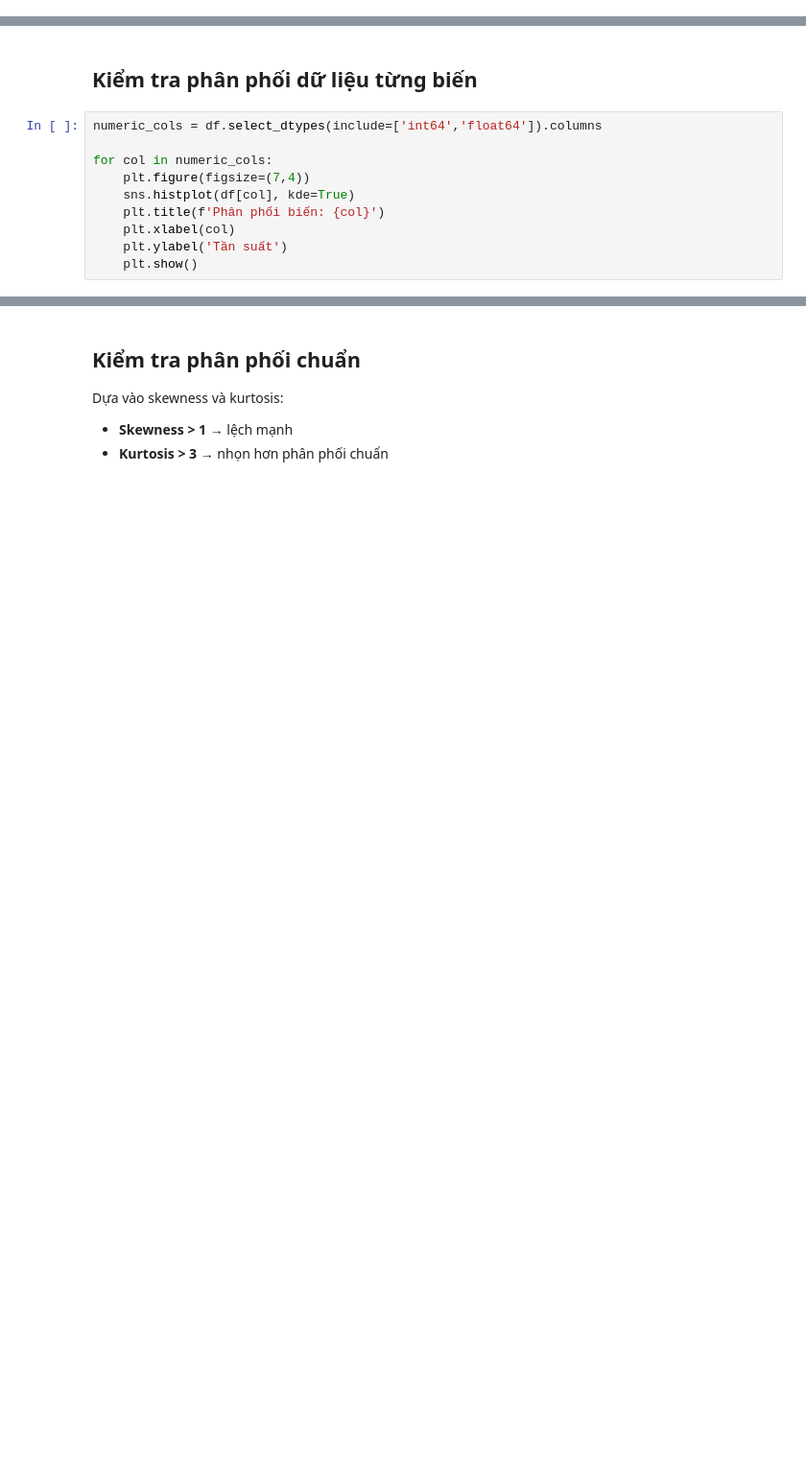
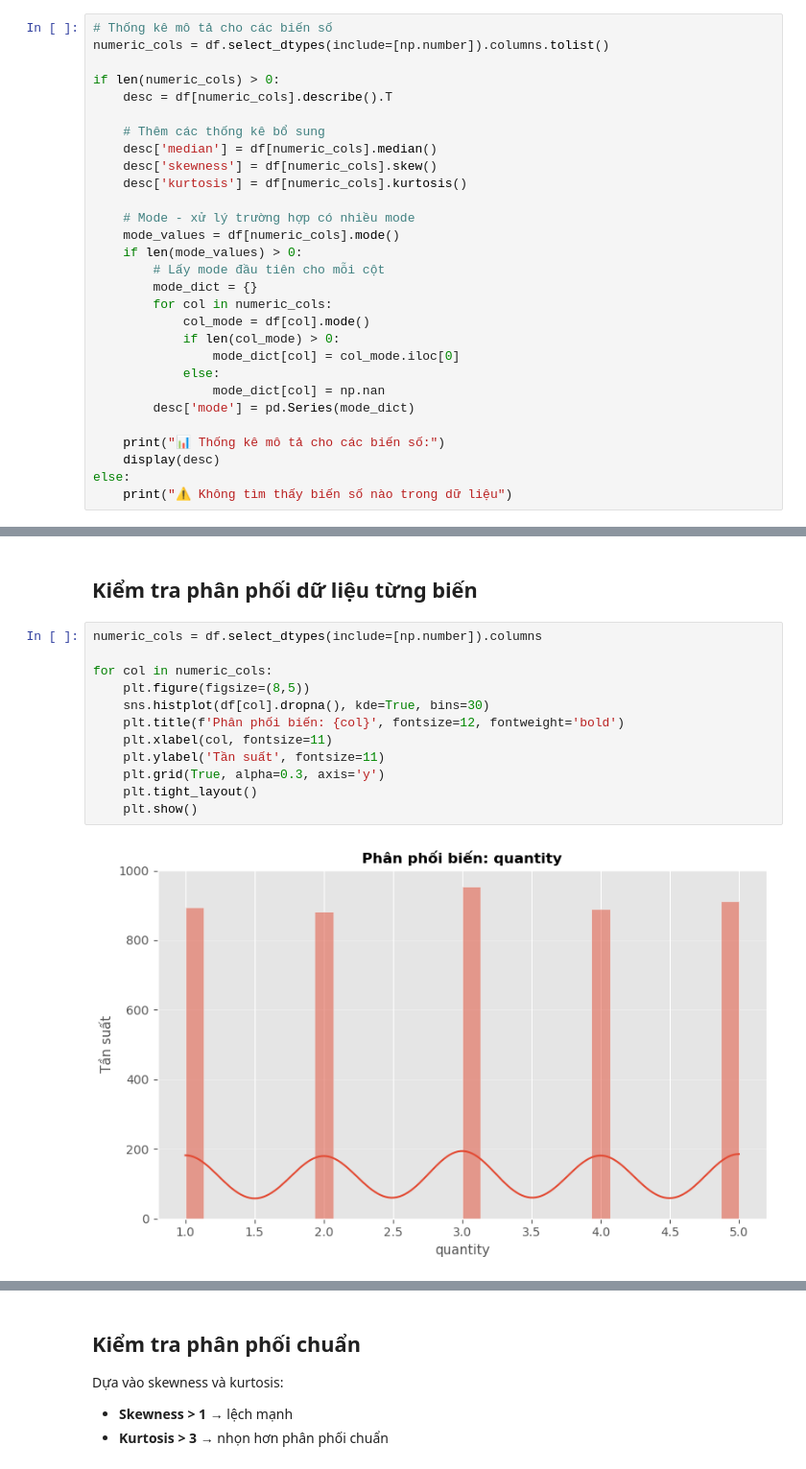
Before and after one commit to NTbankey1/High-Quality-Invoice-Images-for-OCR, a Jupyter notebook: src/analysis.ipynb, the cells around one changed output, grey strips where cells are left out. Shown at 96% size. Saved outputs shown, nothing was run; the diff lists cells and outputs as text; blank space fills up the shorter version.

```diff
--- a/src/analysis.ipynb
+++ b/src/analysis.ipynb
@@ -30,0 +101,29 @@ desc
+# %%
+# Thống kê mô tả cho các biến số
+numeric_cols = df.select_dtypes(include=[np.number]).columns.tolist()
+
+if len(numeric_cols) > 0:
+    desc = df[numeric_cols].describe().T
+
+    # Thêm các thống kê bổ sung
+    desc['median'] = df[numeric_cols].median()
+    desc['skewness'] = df[numeric_cols].skew()
+    desc['kurtosis'] = df[numeric_cols].kurtosis()
+
+    # Mode - xử lý trường hợp có nhiều mode
+    mode_values = df[numeric_cols].mode()
+    if len(mode_values) > 0:
+        # Lấy mode đầu tiên cho mỗi cột
+        mode_dict = {}
+        for col in numeric_cols:
+            col_mode = df[col].mode()
+            if len(col_mode) > 0:
+                mode_dict[col] = col_mode.iloc[0]
+            else:
+                mode_dict[col] = np.nan
+        desc['mode'] = pd.Series(mode_dict)
+
+    print("📊 Thống kê mô tả cho các biến số:")
+    display(desc)
+else:
+    print("⚠️ Không tìm thấy biến số nào trong dữ liệu")
@@ -31,12 +141,16 @@ desc
 # %% [markdown]
 ## Kiểm tra phân phối dữ liệu từng biến
 # %%
-numeric_cols = df.select_dtypes(include=['int64','float64']).columns
+numeric_cols = df.select_dtypes(include=[np.number]).columns
 
 for col in numeric_cols:
-    plt.figure(figsize=(7,4))
-    sns.histplot(df[col], kde=True)
-    plt.title(f'Phân phối biến: {col}')
-    plt.xlabel(col)
-    plt.ylabel('Tần suất')
+    plt.figure(figsize=(8,5))
+    sns.histplot(df[col].dropna(), kde=True, bins=30)
+    plt.title(f'Phân phối biến: {col}', fontsize=12, fontweight='bold')
+    plt.xlabel(col, fontsize=11)
+    plt.ylabel('Tần suất', fontsize=11)
+    plt.grid(True, alpha=0.3, axis='y')
+    plt.tight_layout()
     plt.show()
+# %% [output]
+[figure, added]
```
Also changed, not shown: parts of 22 cells of this notebook, 14 other files.
